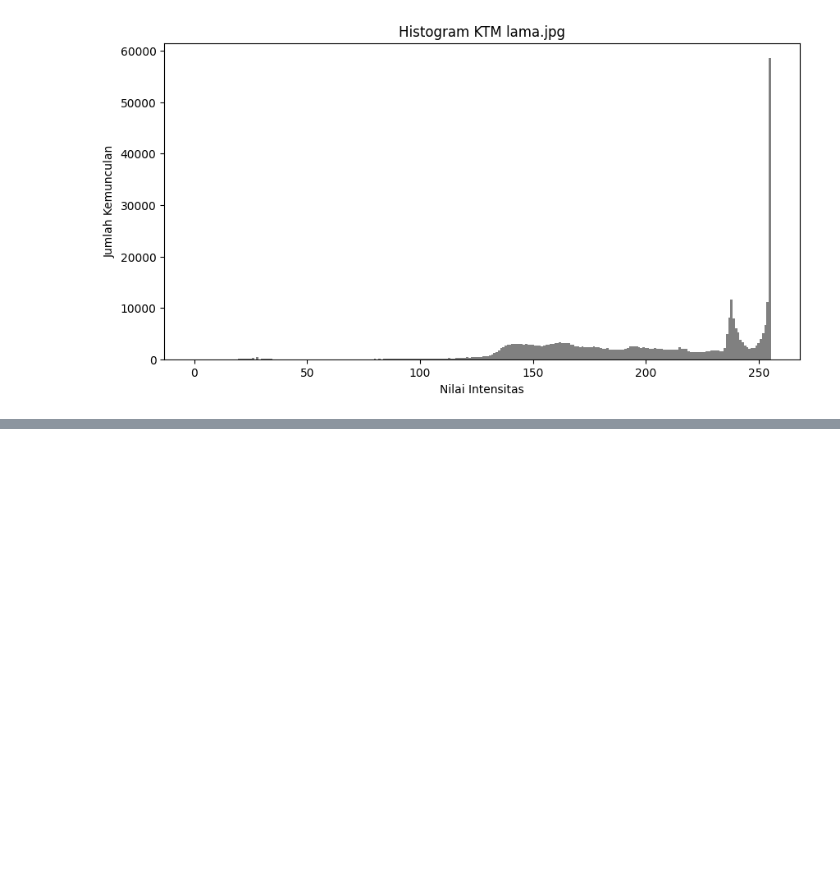
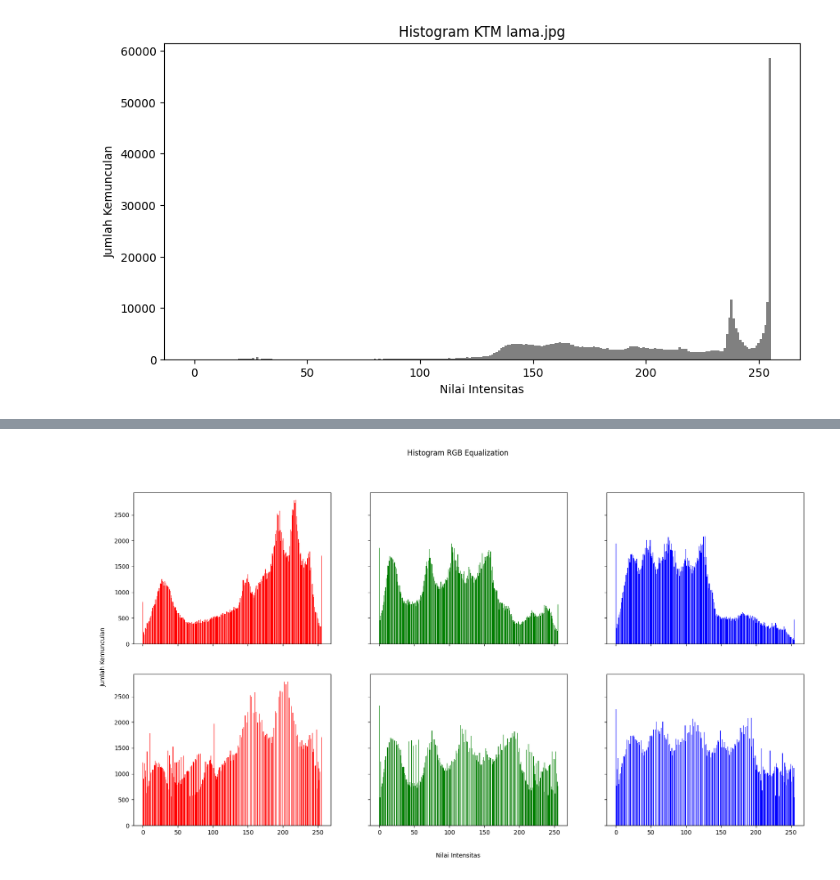
Before and after one commit to AtabikM1/PCVK25_3F_05, a Jupyter notebook: week5_05.ipynb, the cells around one changed output, grey strips where cells are left out. Saved outputs shown, nothing was run; the diff lists cells and outputs as text; code cells hidden in the pictures; blank space fills up the shorter version.

```diff
--- a/week5_05.ipynb
+++ b/week5_05.ipynb
@@ -78,0 +111,20 @@ plt.bar(bins_ktm[:-1], hist_ktm, width=1, color='gray')
+# %%
+b, g, r = cv.split(img)
+
+b_equalized = cv.equalizeHist(b)
+g_equalized = cv.equalizeHist(g)
+r_equalized = cv.equalizeHist(r)
+
+fig4, axs4 = plt.subplots(2, 3, figsize=[20, 10], sharex=True, sharey=True)
+fig4.suptitle('Histogram RGB Equalization')
+fig4.text(0.09, 0.5, 'Jumlah Kemunculan', ha='center', va='center', rotation='vertical')
+fig4.text(0.5, 0.04, 'Nilai Intensitas', ha='center', va='center')
+axs4[0, 0].bar(names, hist_red, color='red')
+axs4[0, 1].bar(names, hist_green, color='green')
+axs4[0, 2].bar(names, hist_blue, color='blue')
+axs4[1, 0].bar(names, np.histogram(b_equalized, bins=256, range=(0, 256))[0], color='red')
+axs4[1, 1].bar(names, np.histogram(g_equalized, bins=256, range=(0, 256))[0], color='green')
+axs4[1, 2].bar(names, np.histogram(r_equalized, bins=256, range=(0, 256))[0], color='blue')
+plt.show()
+# %% [output]
+[figure, added]
```
Also changed, not shown: parts of 7 cells of this notebook.
